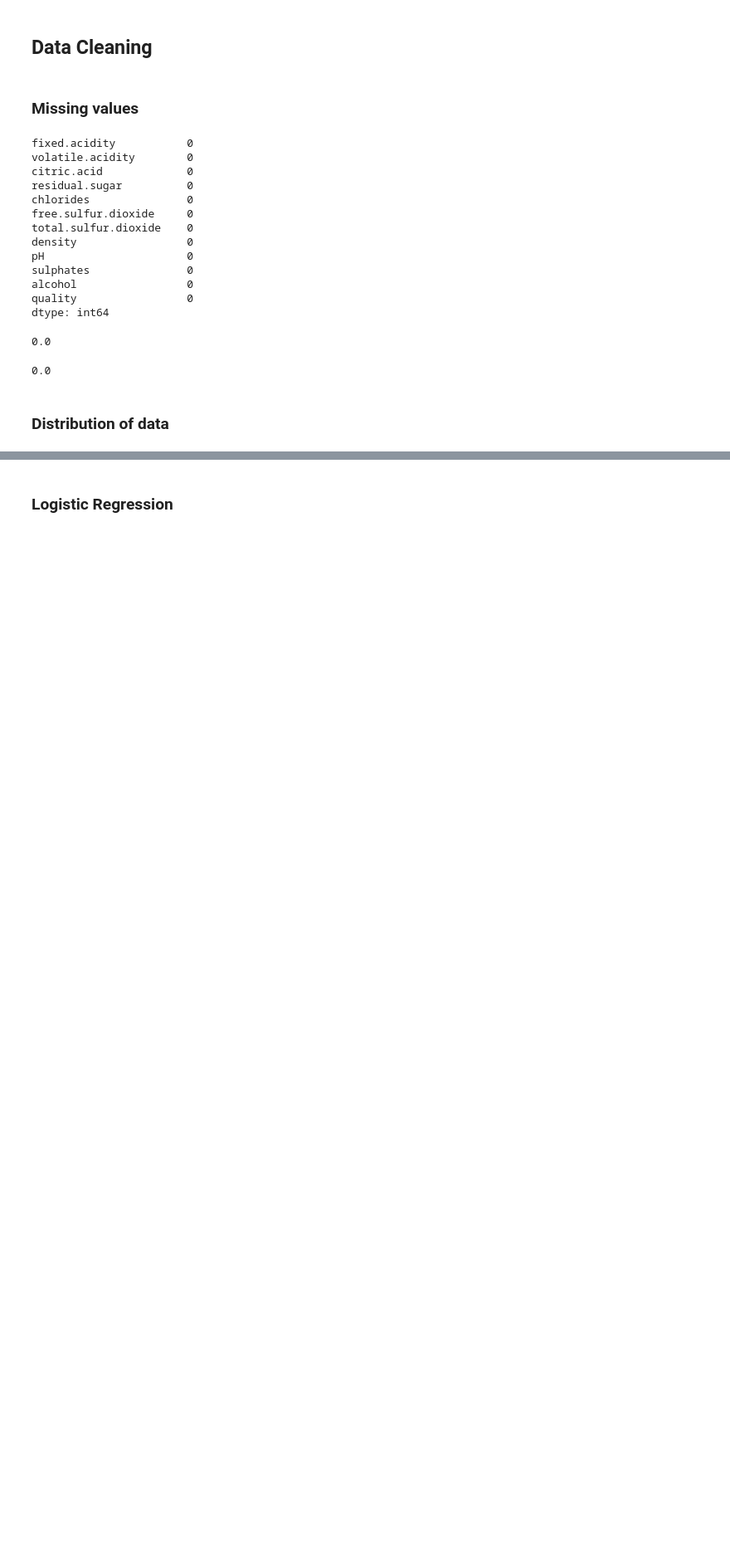
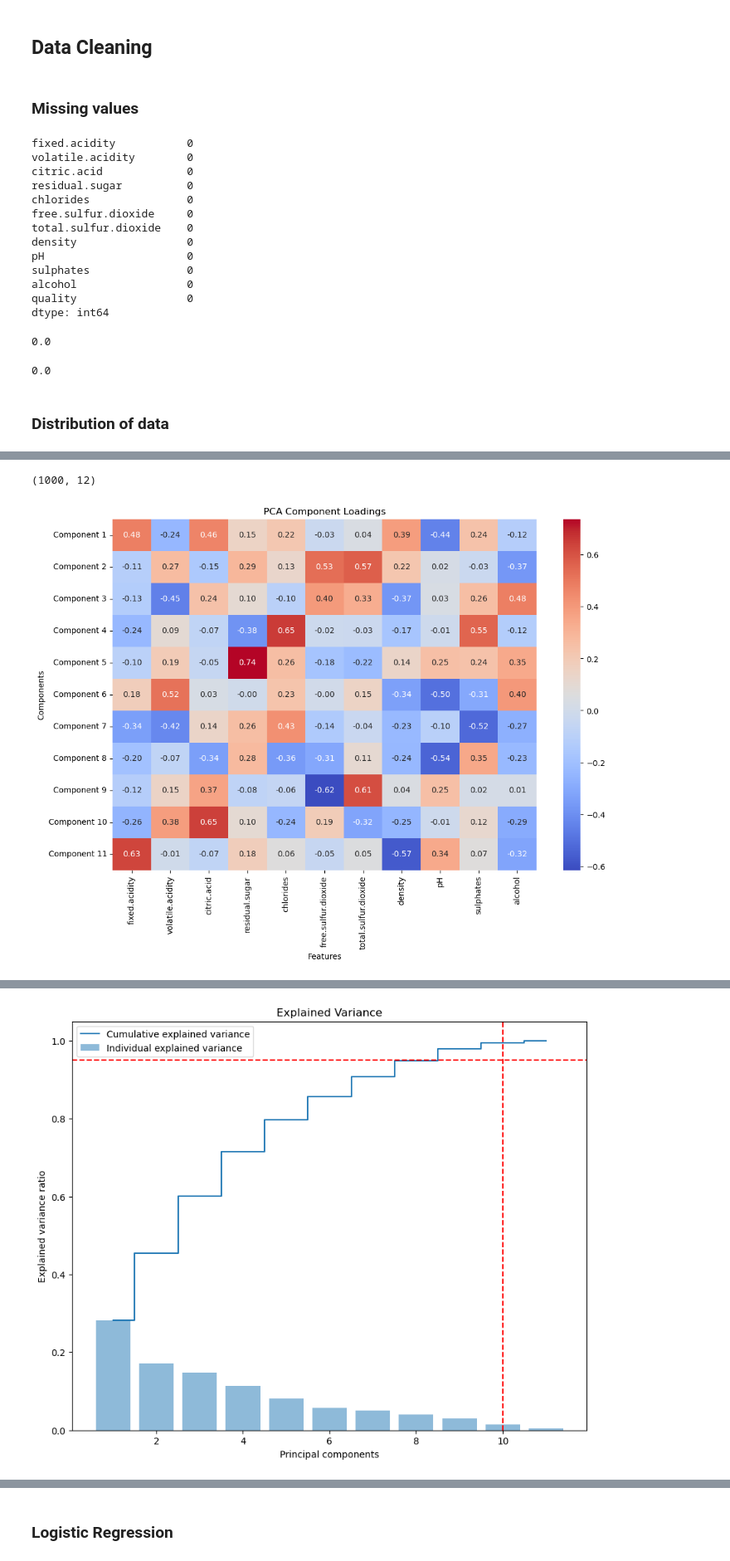
Before and after one commit to jiangpf2022/CS182-Project, a Jupyter notebook: main.ipynb, the cells around one changed output, grey strips where cells are left out. Shown at 83% size. Cells and saved outputs as stored; diff of their text form; code cells hidden in the pictures; blank space fills up the shorter version.

```diff
--- a/main.ipynb
+++ b/main.ipynb
@@ -146,0 +126,75 @@ print((total_missing / total_cells) * 100)
+# %%
+print(data.shape)
+features = [col for col in data.columns if col != 'quality']
+
+# 1. 标准化数据
+scaler = StandardScaler()
+data_scaled = scaler.fit_transform(data[features])
+
+# 2. 应用 PCA，不限制主成分的数目
+pca = PCA()
+principal_components = pca.fit_transform(data_scaled)
+
+para = 0.98
+# 3. 特征加载矩阵的热图
+loadings = pca.components_
+loading_matrix = pd.DataFrame(loadings, columns=features, index=[f"Component {i+1}" for i in range(loadings.shape[0])])
+
+# 4. 使用 seaborn 绘制热图
+plt.figure(figsize=(12, 8))
+sns.heatmap(loading_matrix, cmap='coolwarm', annot=True, fmt=".2f", cbar=True)
+plt.title('PCA Component Loadings')
+plt.xlabel('Features')
+plt.ylabel('Components')
+plt.show()
+
+# 4. 计算累计方差解释比例
+cumulative_variance = np.cumsum(pca.explained_variance_ratio_)
+
+# 5. 确定覆盖至少95%总方差的主成分数
+n_components = np.where(cumulative_variance >= para)[0][0] + 1
+print(f"Number of components to explain {para * 100}% of variance: {n_components}")
+
+# 6. 可视化方差解释比例和累计方差解释比例
+plt.figure(figsize=(10, 8))
+plt.bar(range(1, len(pca.explained_variance_ratio_) + 1), pca.explained_variance_ratio_, alpha=0.5, align='center', label='Individual explained variance')
+plt.step(range(1, len(cumulative_variance) + 1), cumulative_variance, where='mid', label='Cumulative explained variance')
+plt.axhline(y=0.95, color='r', linestyle='--')
+plt.axvline(x=n_components, color='r', linestyle='--')
+plt.xlabel('Principal components')
+plt.ylabel('Explained variance ratio')
+plt.title('Explained Variance')
+plt.legend(loc='best')
+plt.savefig('pca.pdf')
+
+# 重新进行PCA，只保留前n_components个主成分
+pca = PCA(n_components=n_components)
+principal_components = pca.fit_transform(data_scaled)
+
+# 计算每个特征对每个主成分的贡献度绝对值总和
+feature_contributions = np.abs(loadings[:n_components]).sum(axis=0)
+
+# 找出贡献度最高的特征
+important_features_indices = np.argsort(feature_contributions)[-n_components:]
+important_features = [features[i] for i in important_features_indices]
+
+# 将主成分得分与原始的 'quality' 列合并，并使用重要特征的名称
+pca_data = pd.DataFrame(data=principal_components, columns=important_features)
+print(pca_data.shape)
+pca_data['quality'] = data['quality']  # 添加 'quality' 列
+
+# 显示新的数据集
+print(pca_data.head(20))  # 显示前几行以检查数据
+data = pca_data
+print(data.shape)
+
+# 记录被删除的特征
+deleted_features = list(set(features) - set(important_features))
+print(f"Deleted features: {deleted_features}")
+
+print(data.head(20))
+deleted_features = list(set(features) - set(important_features))
+print(f"Deleted features: {deleted_features}")
+# %% [output]
+(1000, 12)
+[figure, added]
@@ -146,0 +218 @@ print((total_missing / total_cells) * 100)
+[figure, added]
```
Also changed, not shown: parts of 35 cells of this notebook, 19 other files.
